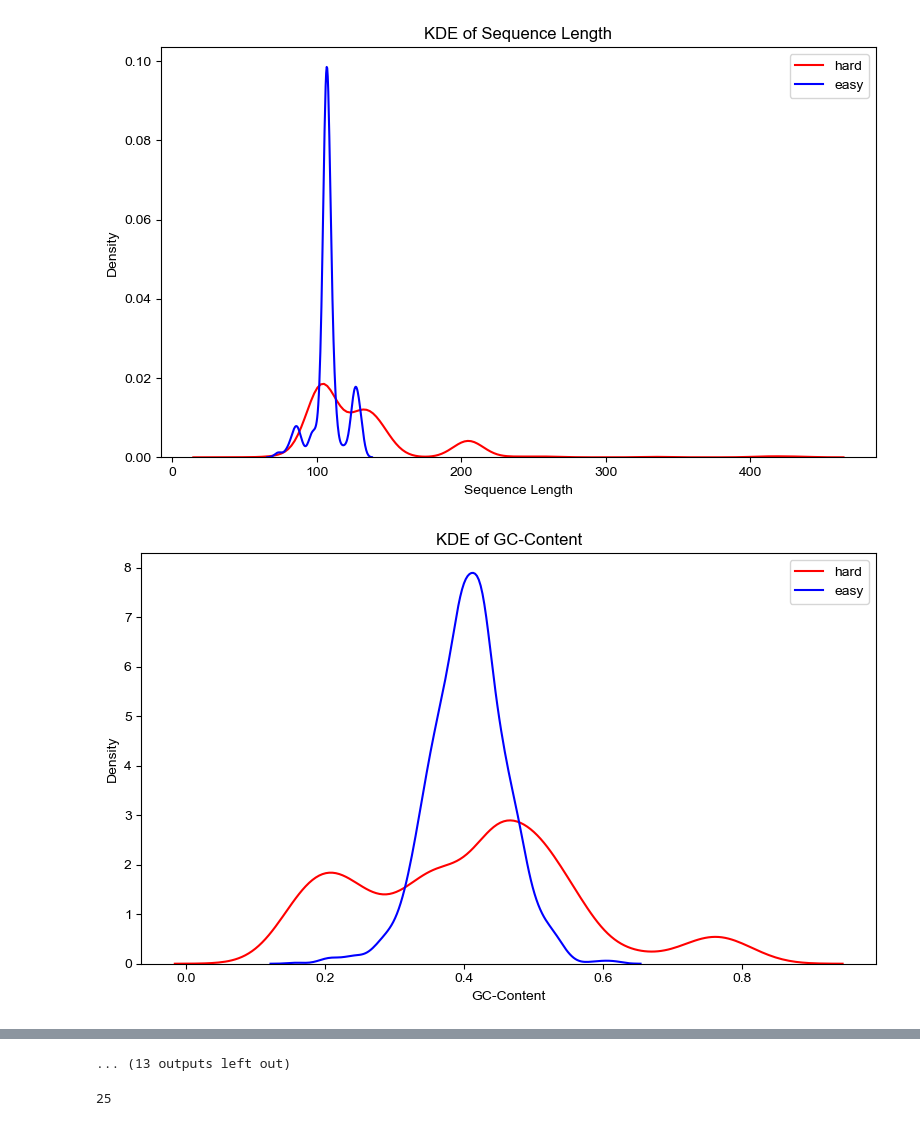
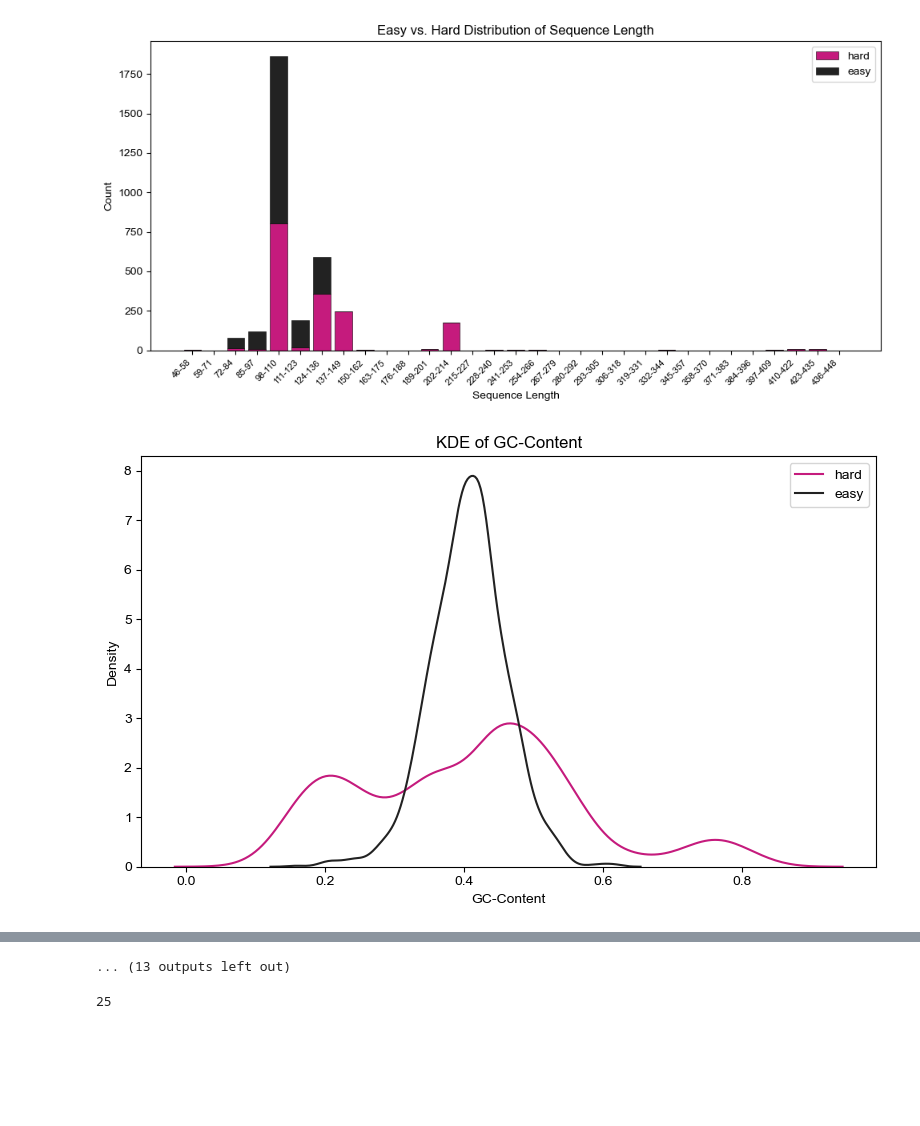
Before and after one commit to erik-whiting/rnass_project_figures, a Jupyter notebook: make_hard_vs_easy_attr_figures.ipynb, the cells around one changed output, grey strips where cells are left out. Cells and saved outputs as stored; diff of their text form; code cells hidden in the pictures; blank space fills up the shorter version.

Commit message:
Redo easy vs hard

```diff
--- a/make_hard_vs_easy_attr_figures.ipynb
+++ b/make_hard_vs_easy_attr_figures.ipynb
@@ -71,3 +49,0 @@ def plot_hard_easy_kde(key):
-# %%
-for k in pretty_attr_map:
-    plot_hard_easy_kde(k)
@@ -118,6 +201,6 @@ def plot_hard_easy_kde_with_log(key):
 # %%
 for k in pretty_attr_map:
-    plot_hard_easy_kde_with_log(k)
+    plot_hard_easy_attr(k)
 # %% [output]
-[figure, old version]
+[figure, new version]
-[figure, old version]
+[figure, new version]
```
Also changed, not shown: parts of 6 cells of this notebook, 2 other files.
